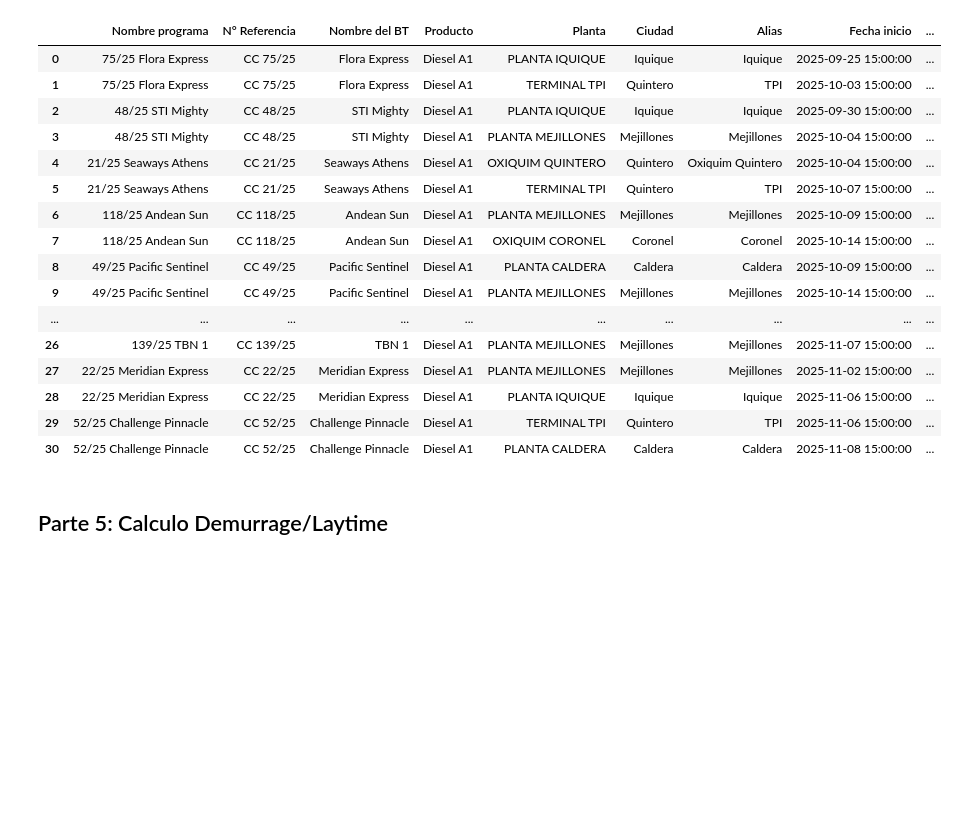
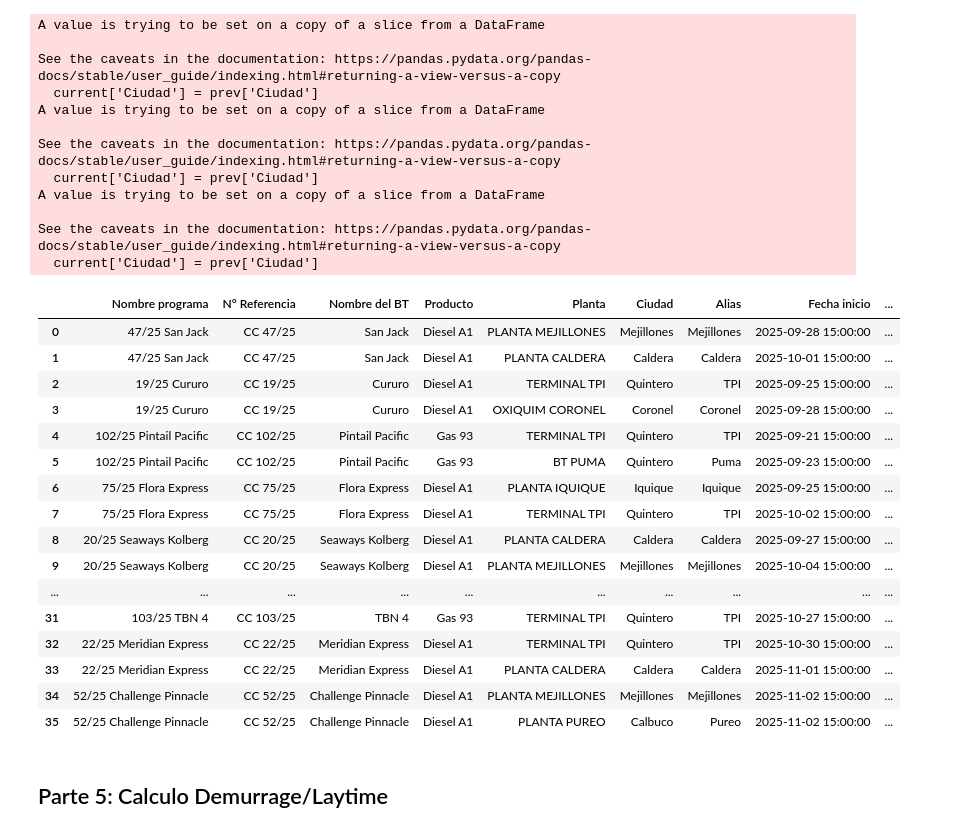
Before and after one commit to jjaubele/Automatizacion-Programacion-BD, a Jupyter notebook: Personal.ipynb, the cells around one changed output. Cells and saved outputs as stored; diff of their text form; code cells hidden in the pictures; blank space fills up the shorter version.

```diff
--- a/Personal.ipynb
+++ b/Personal.ipynb
@@ -17,6 +19,7 @@ df_descargas = extraer_descargas(df_planificacion, ignore_not_bts=True, df_bts=d
 df_programas = extraer_programas(df_planificacion)
 df_productos_plantas = extraer_productos_plantas()
 df_nueva_ficha = extraer_nueva_ficha(PATH_NUEVA_FICHA, "Programación de buques", df_programas=df_programas)
+df_reporte_tankers = extraer_reporte_tankers(PATH_REPORTES_TANKERS)
 matriz_de_tiempos = extraer_tiempos_de_viaje("Distancias entre puertos.xlsx", "Datos")
 
 df_descargas_productos_plantas = df_descargas.merge(df_productos_plantas, on=["Columna"]).drop(columns=["Columna"])
@@ -56,7 +59,7 @@ df_programas_completo["Fin Ventana"] = df_programas_completo["Fin Ventana Corta"
 df_programas_completo["ETA"] = df_programas_completo["ETA"].combine_first(df_programas_completo["ETA Programa"])
 
 # Rellena los demurrages rates faltantes con la media
-df_programas_completo["MONTO ($/DIA)"].fillna(df_programas_completo["MONTO ($/DIA)"].mean(), inplace=True)
+df_programas_completo["MONTO ($/DIA)"] = df_programas_completo["MONTO ($/DIA)"].fillna(df_programas_completo["MONTO ($/DIA)"].mean()).astype(int)
 
 df_programas_completo = df_programas_completo.drop(columns=["Inicio Ventana Corta", "Fin Ventana Corta", "ETA Programa"])
 df_programas_completo.index = range(1, len(df_programas_completo) + 1)
@@ -87,0 +85,8 @@ For example, when doing 'df[col].method(value, inplace=True)', try using 'df.met
+# %%
+# Actualiza la información de ventanas y ETA con el reporte tankers si existe
+df_programas_completo = df_programas_completo.merge(df_reporte_tankers, on=["N° Referencia"], how="left", suffixes=("", " Reporte Tankers"))
+df_programas_completo["Inicio Ventana"] = df_programas_completo["Inicio Ventana Reporte Tankers"].combine_first(df_programas_completo["Inicio Ventana"])
+df_programas_completo["Fin Ventana"] = df_programas_completo["Fin Ventana Reporte Tankers"].combine_first(df_programas_completo["Fin Ventana"])
+df_programas_completo["ETA"] = df_programas_completo["ETA Reporte Tankers"].combine_first(df_programas_completo["ETA"])
+df_programas_completo = df_programas_completo.drop(columns=["Inicio Ventana Reporte Tankers", "Fin Ventana Reporte Tankers", "ETA Reporte Tankers"])
+df_programas_completo
@@ -88,5 +111,6 @@ For example, when doing 'df[col].method(value, inplace=True)', try using 'df.met
 # %%
 df_descargas_por_programa = df_descargas_agrupadas.merge(df_programas_completo, on="N° Referencia", how="right")
+df_descargas_por_programa = df_descargas_por_programa[df_descargas_por_programa["Producto"].notna()]
 df_descargas_por_programa
 # %% [output]
 |  | Nombre programa | N° Referencia | Nombre del BT | Producto | Planta | Ciudad | Alias | Fecha inicio | ... |
@@ -109,26 +133,37 @@ df_descargas_por_programa
 # %%
 df_descargas_por_programa["ETA"] = df_descargas_por_programa["ETA"][[True if descarga == 1 else False for descarga in df_descargas_por_programa["N° Descarga"]]]
-rellenar_etas(df_descargas_por_programa, matriz_de_tiempos)
-
+df_descargas_por_programa = rellenar_etas(df_descargas_por_programa, matriz_de_tiempos)
 df_descargas_por_programa
 # %% [output]
+A value is trying to be set on a copy of a slice from a DataFrame
+
+See the caveats in the documentation: https://pandas.pydata.org/pandas-docs/stable/user_guide/indexing.html#returning-a-view-versus-a-copy
+  current['Ciudad'] = prev['Ciudad']
+A value is trying to be set on a copy of a slice from a DataFrame
+
+See the caveats in the documentation: https://pandas.pydata.org/pandas-docs/stable/user_guide/indexing.html#returning-a-view-versus-a-copy
+  current['Ciudad'] = prev['Ciudad']
+A value is trying to be set on a copy of a slice from a DataFrame
+
+See the caveats in the documentation: https://pandas.pydata.org/pandas-docs/stable/user_guide/indexing.html#returning-a-view-versus-a-copy
+  current['Ciudad'] = prev['Ciudad']
 |  | Nombre programa | N° Referencia | Nombre del BT | Producto | Planta | Ciudad | Alias | Fecha inicio | ... |
-| 0 | 75/25 Flora Express | CC 75/25 | Flora Express | Diesel A1 | PLANTA IQUIQUE | Iquique | Iquique | 2025-09-25 15:00:00 | ... |
-| 1 | 75/25 Flora Express | CC 75/25 | Flora Express | Diesel A1 | TERMINAL TPI | Quintero | TPI | 2025-10-03 15:00:00 | ... |
-| 2 | 48/25 STI Mighty | CC 48/25 | STI Mighty | Diesel A1 | PLANTA IQUIQUE | Iquique | Iquique | 2025-09-30 15:00:00 | ... |
-| 3 | 48/25 STI Mighty | CC 48/25 | STI Mighty | Diesel A1 | PLANTA MEJILLONES | Mejillones | Mejillones | 2025-10-04 15:00:00 | ... |
-| 4 | 21/25 Seaways Athens | CC 21/25 | Seaways Athens | Diesel A1 | OXIQUIM QUINTERO | Quintero | Oxiquim Quintero | 2025-10-04 15:00:00 | ... |
-| 5 | 21/25 Seaways Athens | CC 21/25 | Seaways Athens | Diesel A1 | TERMINAL TPI | Quintero | TPI | 2025-10-07 15:00:00 | ... |
-| 6 | 118/25 Andean Sun | CC 118/25 | Andean Sun | Diesel A1 | PLANTA MEJILLONES | Mejillones | Mejillones | 2025-10-09 15:00:00 | ... |
-| 7 | 118/25 Andean Sun | CC 118/25 | Andean Sun | Diesel A1 | OXIQUIM CORONEL | Coronel | Coronel | 2025-10-14 15:00:00 | ... |
-| 8 | 49/25 Pacific Sentinel | CC 49/25 | Pacific Sentinel | Diesel A1 | PLANTA CALDERA | Caldera | Caldera | 2025-10-09 15:00:00 | ... |
-| 9 | 49/25 Pacific Sentinel | CC 49/25 | Pacific Sentinel | Diesel A1 | PLANTA MEJILLONES | Mejillones | Mejillones | 2025-10-14 15:00:00 | ... |
+| 0 | 47/25 San Jack | CC 47/25 | San Jack | Diesel A1 | PLANTA MEJILLONES | Mejillones | Mejillones | 2025-09-28 15:00:00 | ... |
+| 1 | 47/25 San Jack | CC 47/25 | San Jack | Diesel A1 | PLANTA CALDERA | Caldera | Caldera | 2025-10-01 15:00:00 | ... |
+| 2 | 19/25 Cururo | CC 19/25 | Cururo | Diesel A1 | TERMINAL TPI | Quintero | TPI | 2025-09-25 15:00:00 | ... |
+| 3 | 19/25 Cururo | CC 19/25 | Cururo | Diesel A1 | OXIQUIM CORONEL | Coronel | Coronel | 2025-09-28 15:00:00 | ... |
+| 4 | 102/25 Pintail Pacific | CC 102/25 | Pintail Pacific | Gas 93 | TERMINAL TPI | Quintero | TPI | 2025-09-21 15:00:00 | ... |
+| 5 | 102/25 Pintail Pacific | CC 102/25 | Pintail Pacific | Gas 93 | BT PUMA | Quintero | Puma | 2025-09-23 15:00:00 | ... |
+| 6 | 75/25 Flora Express | CC 75/25 | Flora Express | Diesel A1 | PLANTA IQUIQUE | Iquique | Iquique | 2025-09-25 15:00:00 | ... |
+| 7 | 75/25 Flora Express | CC 75/25 | Flora Express | Diesel A1 | TERMINAL TPI | Quintero | TPI | 2025-10-02 15:00:00 | ... |
+| 8 | 20/25 Seaways Kolberg | CC 20/25 | Seaways Kolberg | Diesel A1 | PLANTA CALDERA | Caldera | Caldera | 2025-09-27 15:00:00 | ... |
+| 9 | 20/25 Seaways Kolberg | CC 20/25 | Seaways Kolberg | Diesel A1 | PLANTA MEJILLONES | Mejillones | Mejillones | 2025-10-04 15:00:00 | ... |
 | ... | ... | ... | ... | ... | ... | ... | ... | ... | ... |
-| 26 | 139/25 TBN 1 | CC 139/25 | TBN 1 | Diesel A1 | PLANTA MEJILLONES | Mejillones | Mejillones | 2025-11-07 15:00:00 | ... |
-| 27 | 22/25 Meridian Express | CC 22/25 | Meridian Express | Diesel A1 | PLANTA MEJILLONES | Mejillones | Mejillones | 2025-11-02 15:00:00 | ... |
-| 28 | 22/25 Meridian Express | CC 22/25 | Meridian Express | Diesel A1 | PLANTA IQUIQUE | Iquique | Iquique | 2025-11-06 15:00:00 | ... |
-| 29 | 52/25 Challenge Pinnacle | CC 52/25 | Challenge Pinnacle | Diesel A1 | TERMINAL TPI | Quintero | TPI | 2025-11-06 15:00:00 | ... |
-| 30 | 52/25 Challenge Pinnacle | CC 52/25 | Challenge Pinnacle | Diesel A1 | PLANTA CALDERA | Caldera | Caldera | 2025-11-08 15:00:00 | ... |
+| 31 | 103/25 TBN 4 | CC 103/25 | TBN 4 | Gas 93 | TERMINAL TPI | Quintero | TPI | 2025-10-27 15:00:00 | ... |
+| 32 | 22/25 Meridian Express | CC 22/25 | Meridian Express | Diesel A1 | TERMINAL TPI | Quintero | TPI | 2025-10-30 15:00:00 | ... |
+| 33 | 22/25 Meridian Express | CC 22/25 | Meridian Express | Diesel A1 | PLANTA CALDERA | Caldera | Caldera | 2025-11-01 15:00:00 | ... |
+| 34 | 52/25 Challenge Pinnacle | CC 52/25 | Challenge Pinnacle | Diesel A1 | PLANTA MEJILLONES | Mejillones | Mejillones | 2025-11-02 15:00:00 | ... |
+| 35 | 52/25 Challenge Pinnacle | CC 52/25 | Challenge Pinnacle | Diesel A1 | PLANTA PUREO | Calbuco | Pureo | 2025-11-02 15:00:00 | ... |
 # %% [markdown]
 ## Parte 5: Calculo Demurrage/Laytime
 # %%
```
Also changed, not shown: parts of 8 cells of this notebook, 7 other files.
